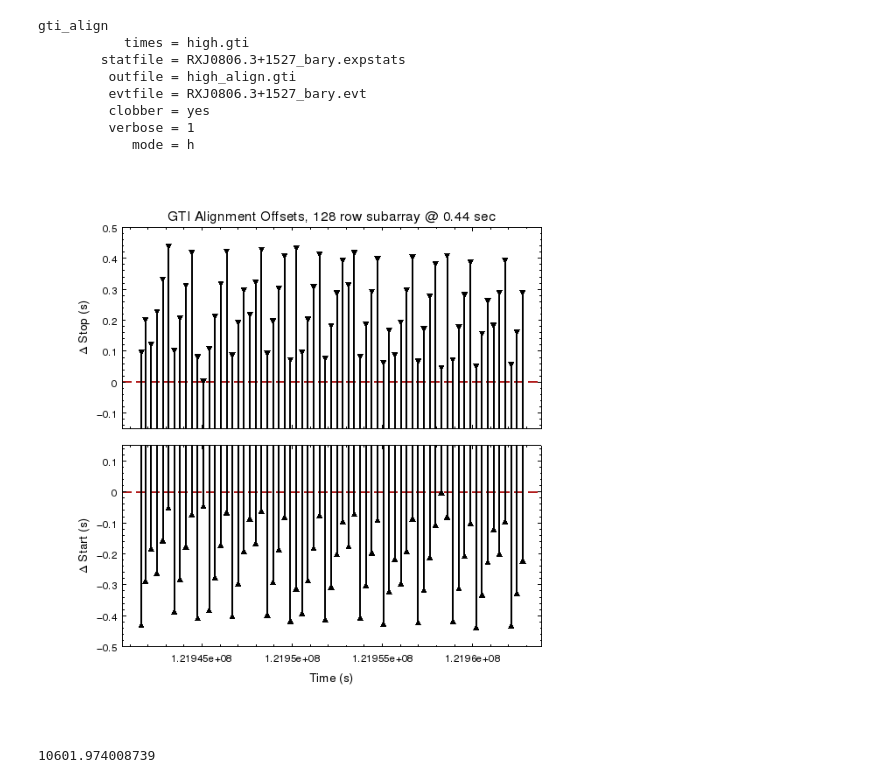
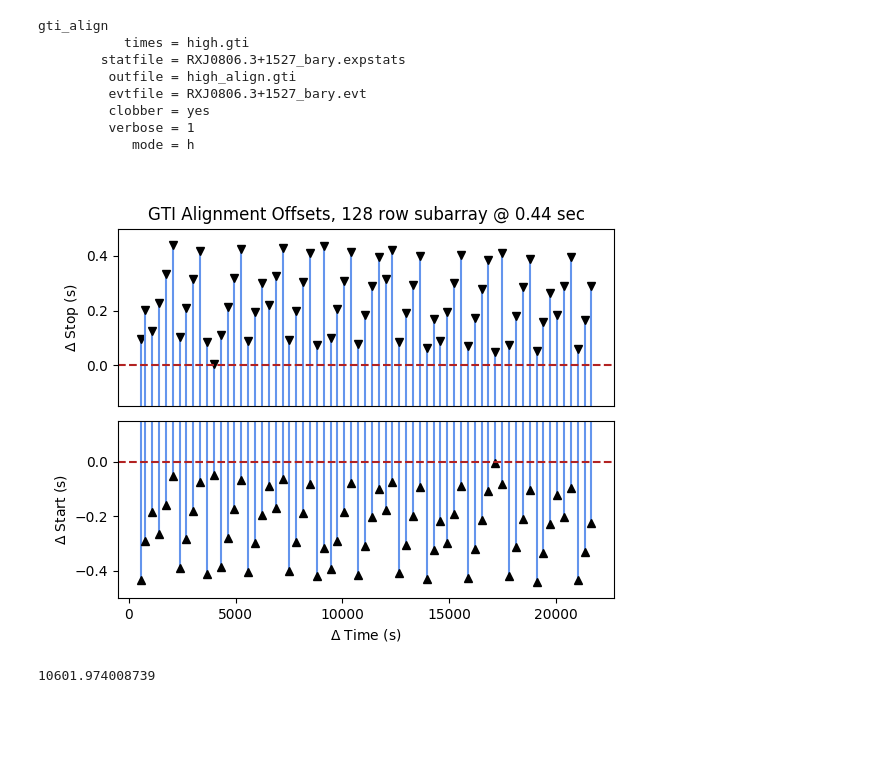
Before and after one commit to cxcsds/ciao-threads, a Jupyter notebook: phase_bin.ipynb, the cells around one changed output. Cells and saved outputs as stored; diff of their text form; code cells hidden in the pictures; blank space fills up the shorter version.

```diff
--- a/phase_bin.ipynb
+++ b/phase_bin.ipynb
@@ -409,40 +446,45 @@ gti_align
             mode = h
 # %%
 cat << EOM > c6.py
+from pycrates import read_file
+import matplotlib.pylab as plt
+
 orig = read_file("high.gti[3]")
-orig_lo = orig.get_column("start").values
-orig_hi = orig.get_column("stop").values
+orig_lo = orig.get_column("start").values-121941091.557230
+orig_hi = orig.get_column("stop").values-121941091.557230
 fix = read_file("high_align.gti[3]")
-lo = fix.get_column("start").values
-hi = fix.get_column("stop").values
+lo = fix.get_column("start").values-121941091.557230
+hi = fix.get_column("stop").values-121941091.557230
+
+plt.subplot(2,1,1)
+plt.subplots_adjust(hspace=0.08, wspace=0.0)
 
 for l,h,ol,oh in zip( lo, hi, orig_lo, orig_hi ):
-    add_curve( [ol, ol], [l-oh, h-oh], 'symbol.style=downtriangle symbol.size=5 line.thickness=2')
+    plt.plot([ol, ol], [l-oh, h-oh], marker="v", color="cornflowerblue",mfc="black",mec="black" )
 
-set_plot_ylabel("\Delta Stop (s)")
-set_plot_title("GTI Alignment Offsets, 128 row subarray @ 0.44 sec")
-limits(Y_AXIS, -0.15, 0.5)
-add_hline(0, "thickness=2 color=firebrick style=longdash depth=50")
-hide_axis("ax1")
+plt.ylabel(r"$\Delta$ Stop (s)")
+plt.title("GTI Alignment Offsets, 128 row subarray @ 0.44 sec")
+plt.ylim(-0.15, 0.5)
+plt.axhline(0, color="firebrick", linestyle='--' )
+plt.gca().set_xticks([]) # hide x-ticks here
 
-split(2,1)
-adjust_grid_ygap(0.03)
+plt.subplot(2,1,2)
 
 for l,h,ol,oh in zip( lo, hi, orig_lo, orig_hi ):
-    add_curve( [ol, ol], [l-ol, h-ol], 'symbol.style=uptriangle symbol.size=5 line.thickness=2')
+    plt.plot( [ol, ol], [l-ol, h-ol], marker="^", color="cornflowerblue",mfc="black",mec="black" )
 
-set_plot_ylabel("\Delta Start (s)")
-set_plot_xlabel("Time (s)")
-limits(Y_AXIS, -0.5, 0.15)
-add_hline(0, "thickness=2 color=firebrick style=longdash depth=50")
-print_window("chips_06.png","export.clobber=True")
-quit()
+plt.ylabel(r"$\Delta$ Start (s)")
+plt.xlabel(r"$\Delta$ Time (s)")
+plt.ylim( -0.5, 0.15)
+plt.axhline(0, color="firebrick", linestyle="--")
+plt.savefig("chips_06.png")
+
 EOM
 
-chips -b c6.py
+python  c6.py
 display < chips_06.png
 # %% [output]
-[figure, old version]
+[figure, new version]
 # %%
 dmkeypar "RXJ0806.3+1527_bary.evt[@high.gti]" ontime echo+
 # %% [output]
```
Also changed, not shown: parts of 18 cells of this notebook.
